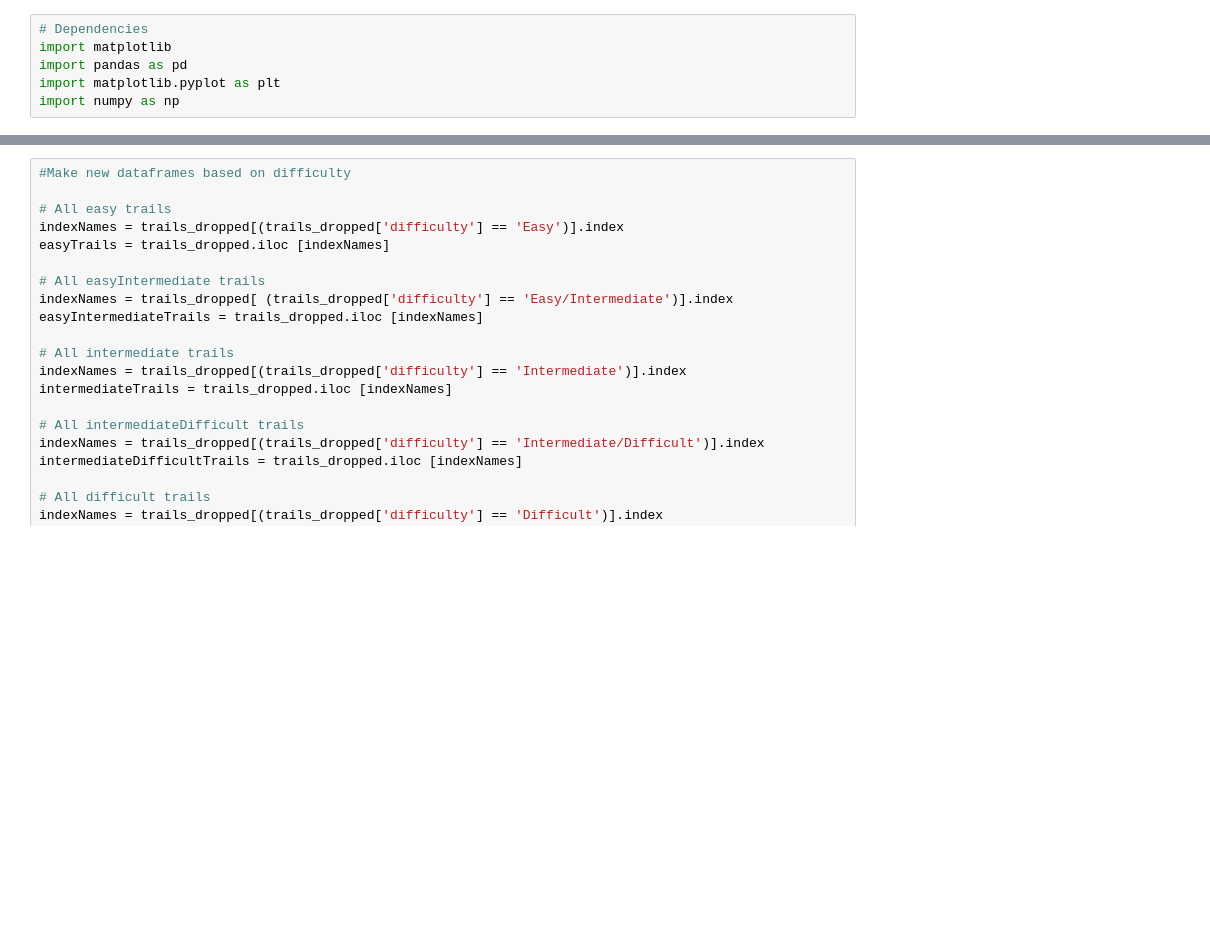
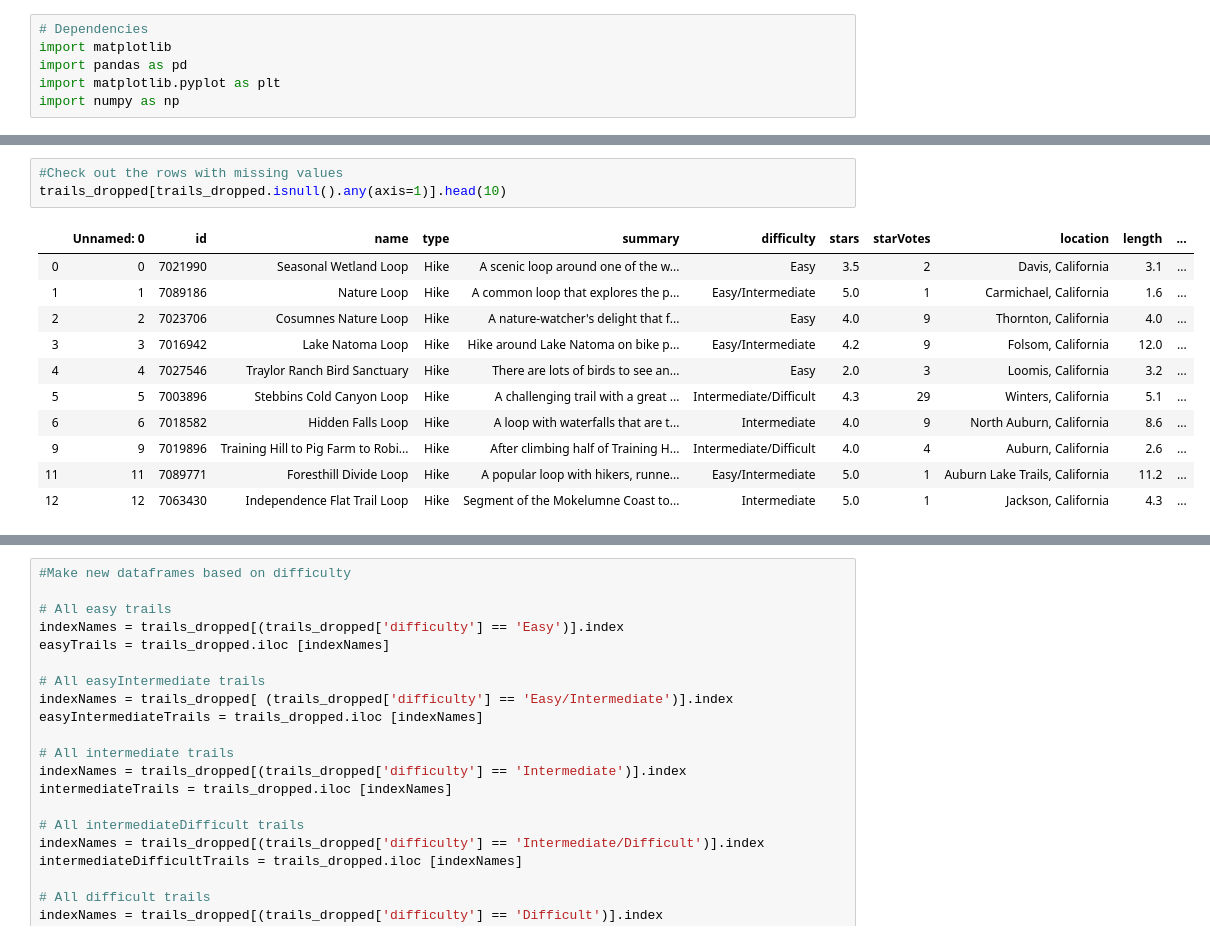
Before and after one commit to benitezal06/Sacramento-Trails, a Jupyter notebook: Ruben-Data Elevation/Hiking-DataCleaningAnalysis-Elevation.ipynb, the cells around one changed output, grey strips where cells are left out. Cells and saved outputs as stored; diff of their text form; blank space fills up the shorter version.

```diff
--- a/Ruben-Data Elevation/Hiking-DataCleaningAnalysis-Elevation.ipynb
+++ b/Ruben-Data Elevation/Hiking-DataCleaningAnalysis-Elevation.ipynb
@@ -11,2 +53,17 @@ trails_dropped = pd.DataFrame(trails_dropped)
+# %%
+#Check out the rows with missing values
+trails_dropped[trails_dropped.isnull().any(axis=1)].head(10)
+# %% [output]
+|  | Unnamed: 0 | id | name | type | summary | difficulty | stars | starVotes | location | length | ... |
+| 0 | 0 | 7021990 | Seasonal Wetland Loop | Hike | A scenic loop around one of the w... | Easy | 3.5 | 2 | Davis, California | 3.1 | ... |
+| 1 | 1 | 7089186 | Nature Loop | Hike | A common loop that explores the p... | Easy/Intermediate | 5.0 | 1 | Carmichael, California | 1.6 | ... |
+| 2 | 2 | 7023706 | Cosumnes Nature Loop | Hike | A nature-watcher's delight that f... | Easy | 4.0 | 9 | Thornton, California | 4.0 | ... |
+| 3 | 3 | 7016942 | Lake Natoma Loop | Hike | Hike around Lake Natoma on bike p... | Easy/Intermediate | 4.2 | 9 | Folsom, California | 12.0 | ... |
+| 4 | 4 | 7027546 | Traylor Ranch Bird Sanctuary | Hike | There are lots of birds to see an... | Easy | 2.0 | 3 | Loomis, California | 3.2 | ... |
+| 5 | 5 | 7003896 | Stebbins Cold Canyon Loop | Hike | A challenging trail with a great ... | Intermediate/Difficult | 4.3 | 29 | Winters, California | 5.1 | ... |
+| 6 | 6 | 7018582 | Hidden Falls Loop | Hike | A loop with waterfalls that are t... | Intermediate | 4.0 | 9 | North Auburn, California | 8.6 | ... |
+| 9 | 9 | 7019896 | Training Hill to Pig Farm to Robi... | Hike | After climbing half of Training H... | Intermediate/Difficult | 4.0 | 4 | Auburn, California | 2.6 | ... |
+| 11 | 11 | 7089771 | Foresthill Divide Loop | Hike | A popular loop with hikers, runne... | Easy/Intermediate | 5.0 | 1 | Auburn Lake Trails, California | 11.2 | ... |
+| 12 | 12 | 7063430 | Independence Flat Trail Loop | Hike | Segment of the Mokelumne Coast to... | Intermediate | 5.0 | 1 | Jackson, California | 4.3 | ... |
 # %%
 trails_diff = trails_dropped.groupby('difficulty')
```
Also changed, not shown: parts of 5 cells of this notebook.
